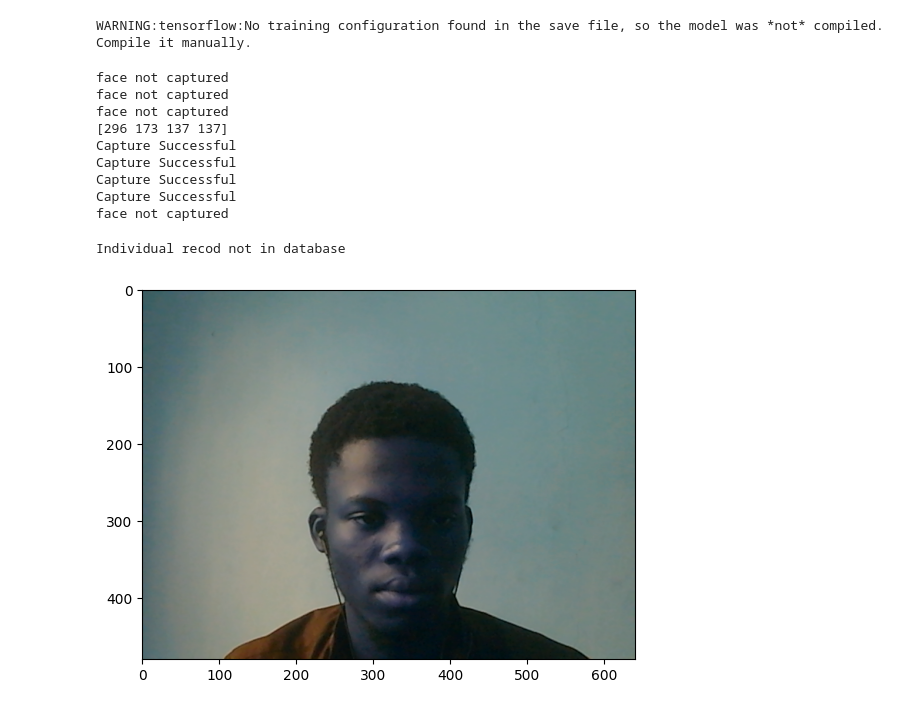
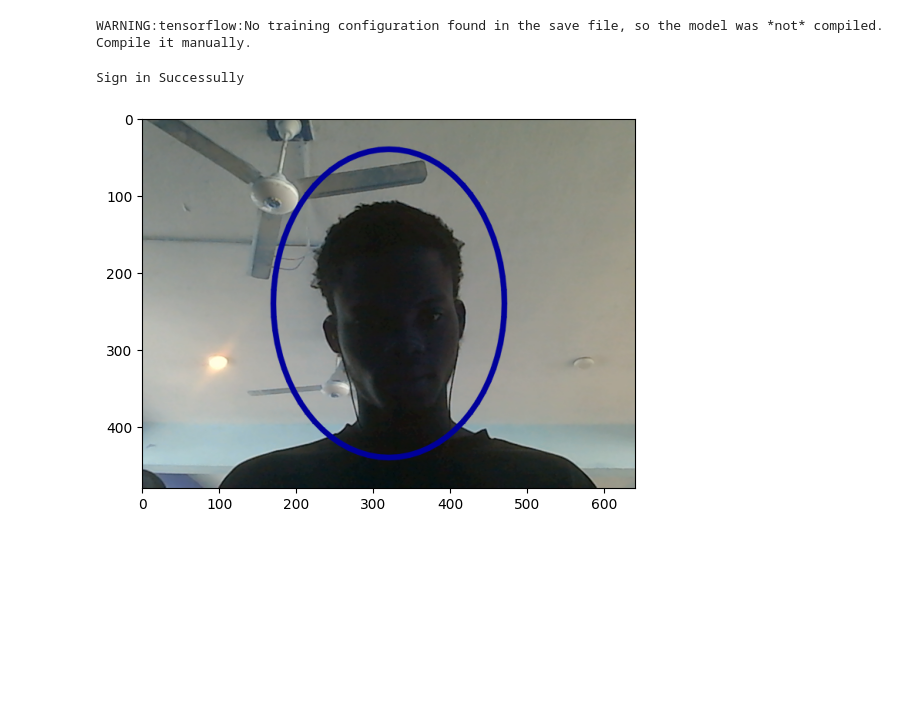
Before and after one commit to Godwin-T/Register-Project, a Jupyter notebook: initial.ipynb, the cells around one changed output. Saved outputs shown, nothing was run; the diff lists cells and outputs as text; code cells hidden in the pictures; blank space fills up the shorter version.

```diff
--- a/initial.ipynb
+++ b/initial.ipynb
@@ -89,8 +89,6 @@ class worker():
                 img = Image.fromarray(face)
                 img = np.array(img)
                 arr = self.img_to_encoding(img)
-                print("Capture Successful")
-                print("Capture Successful")
                 return arr
             except:
                 print("face not captured")
@@ -205,7 +203,13 @@ class worker():
         except:
             print('Incorrect input given')
 
-    def sign_in(self, img_database):
+    def retrieve_img_encoding(self, id, dbname = "Image-Database"):
+        path = os.getcwd()
+        db_path = os.path.join(path, dbname)
+        enc = np.load(os.path.join(db_path, f"{id}.npy"))
+        return enc
+
+    def sign_in(self):
 
         id = int(input('Enter your id: '))
         validation = self.worker_val('workers_info', id)
@@ -238,7 +242,10 @@ class worker():
             # #img = extract(frame)
             img = np.asarray(frame)
             plt.imshow(img)
-            real_worker = self.verify(img, name, img_database)
+
+            enc = self.retrieve_img_encoding(id)
+
+            real_worker = self.verify(img, name, enc)
 
             if real_worker == True:
 
@@ -316,10 +323,10 @@ class worker():
                 print("Successully updated the record")
 
 
-    def verify(self, img, identity, database):
+    def verify(self, img, identity, enc):
 
         encoding = self.img.img_to_encoding(img)
-        dist = np.linalg.norm(database[identity] -  encoding)
+        dist = np.linalg.norm(enc -  encoding)
         if dist < 0.7:
             return True
         else:
@@ -355,14 +362,7 @@ woker_cls = worker(new_connection,cursor,frmodel, classifier)
 # %% [output]
 WARNING:tensorflow:No training configuration found in the save file, so the model was *not* compiled. Compile it manually.
 # %%
-woker_cls.register_worker()
+woker_cls.sign_in()
 # %% [output]
-face not captured
-face not captured
-face not captured
-[296 173 137 137]
-Capture Successful
-Capture Successful
-Capture Successful
-Capture Successful
-face not captured
+Sign in Successully
+[figure, added]
@@ -394,5 +368,0 @@ database["godwin"] = directory_img_encoding("C:/Users\Godwin/Pictures/ManyCam/My
-# %%
-woker_cls.sign_in(database)
-# %% [output]
-Individual recod not in database
-[figure, removed]
```
Also changed, not shown: parts of 6 cells of this notebook.
